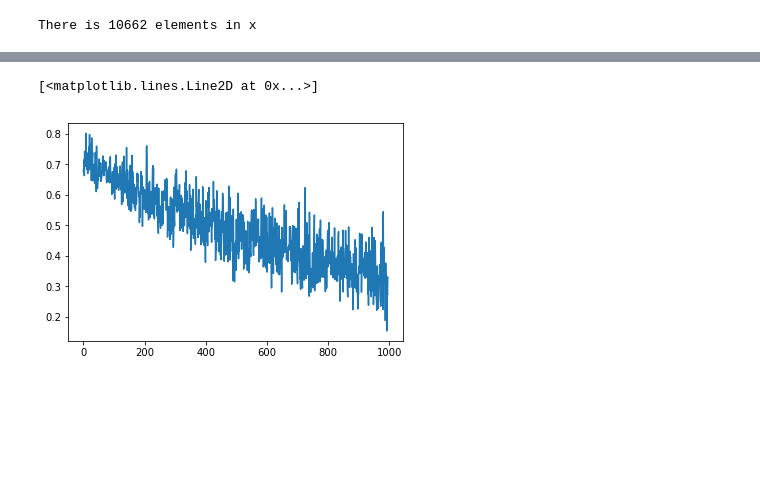
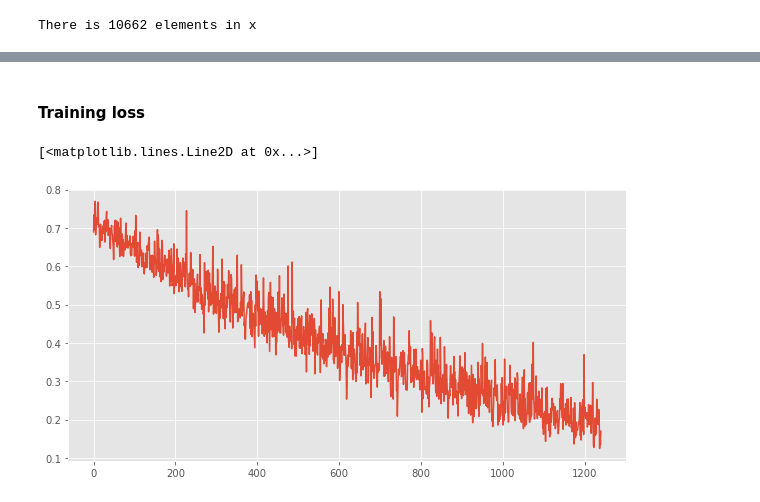
Before and after one commit to willau/deep_learning_text_clustering, a Jupyter notebook: tensorflow_cnn_text_classification.ipynb, the cells around one changed output, grey strips where cells are left out. Drawn from its saved outputs; the diff is of its cells as text; code cells hidden in the pictures; blank space fills up the shorter version.

```diff
--- a/tensorflow_cnn_text_classification.ipynb
+++ b/tensorflow_cnn_text_classification.ipynb
@@ -10,6 +10,8 @@ import tensorflow as tf
 from matplotlib import pyplot as plt
 from utils.embedding import Embeddor
 from sklearn.model_selection import train_test_split
+
+plt.style.use("ggplot")
 %matplotlib inline
 # %% [output]
 Using TensorFlow backend.
@@ -44,9 +46,10 @@ There is 10662 elements in x
 
 # parameters
 n_emb = 100000
-src = "./embeddings/"
-emb_name = os.listdir(src)[0]
-src_emb = src + emb_name
+src = "./embeddings"
+emb_name = os.listdir(src)[-1]
+print("Embedding: %s" % emb_name)
+src_emb = os.path.join(src, emb_name)
 
 # embeddor
 embeddor = Embeddor(notebook_display=True)
@@ -61,16 +63,0 @@ Wall time: 11.4 s
-# %%
-# to take away
-
-sampling = False
-
-if sampling:
-    n = np.size(x_total)
-    n_samples = 3000
-    print("Percentage of data used: %0.1f%%" % (100*n_samples/n))
-    idx_samples = np.random.randint(0, n, size=n_samples)
-    x = x_total[idx_samples]
-    y = y_total[idx_samples]
-else:
-    x = x_total
-    y = y_total
-    print("Use all data")
@@ -174,5 +166,5 @@ Wall time: 1.01 s
 # %%
-batch_size = 32
-num_epochs = 4
-p = 0.7
+batch_size = 64
+num_epochs = 10
+p = 0.5
 x_train, x_test, y_train, y_test = train_test_split(x_seq, y_seq, train_size=0.75, random_state=0)
@@ -219,8 +220,11 @@ Wall time: 2min 1s
-# %%
-plt.plot(losses)
-# %% [output]
-[<matplotlib.lines.Line2D at 0x...>]
-[figure, removed]
+# %% [markdown]
+#### Training loss
+# %%
+fig, ax = plt.subplots(figsize=(10, 5))
+plt.plot(losses)
+# %% [output]
+[<matplotlib.lines.Line2D at 0x...>]
+[figure, added]
 # %%
 embeddor.most_similar("france")
 # %% [output]
```
Also changed, not shown: parts of 22 cells of this notebook, 1 other file.
